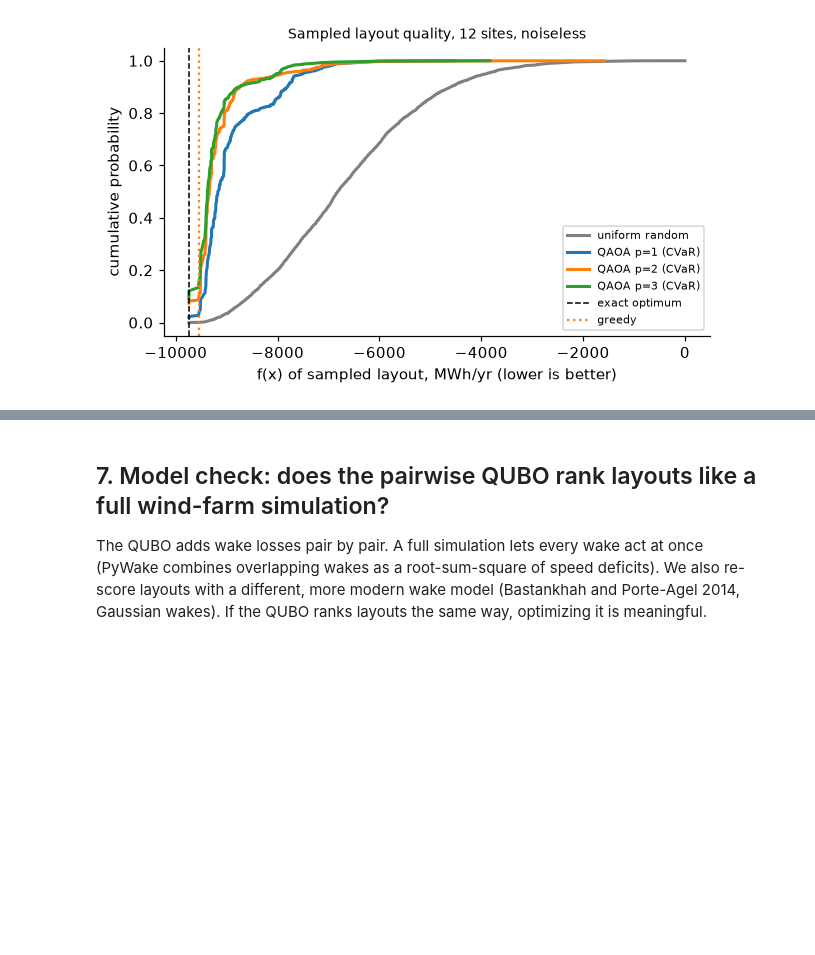
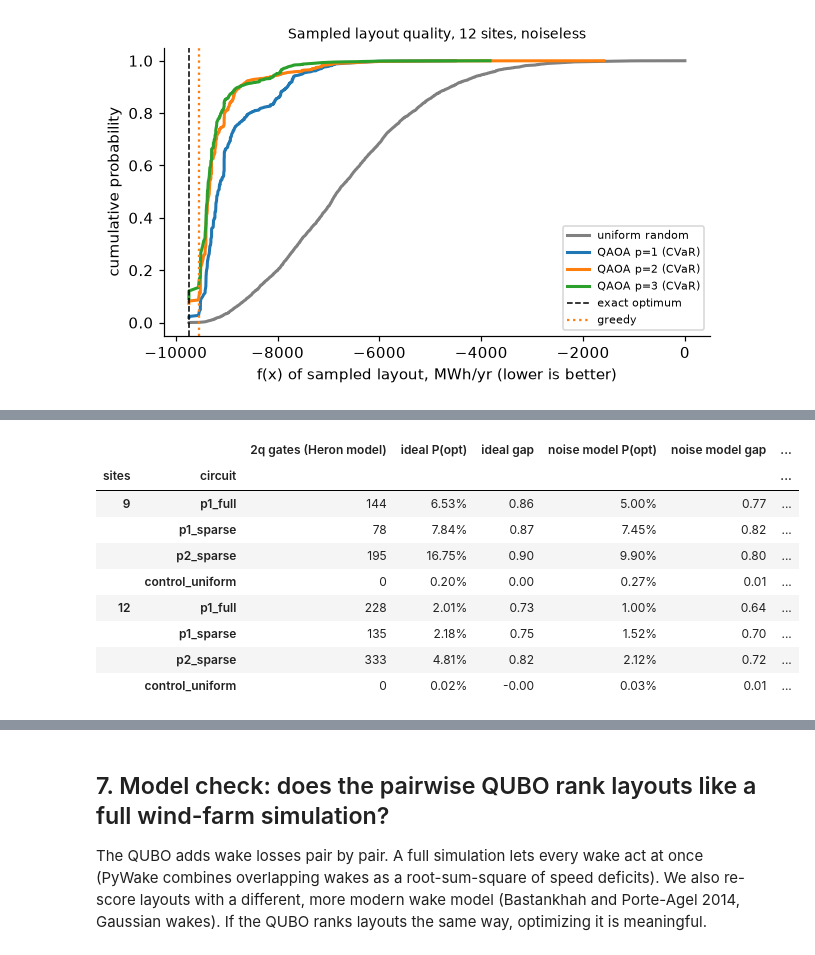
Before and after one commit to mrw-soumik/Qiskit-AI-Entanglers-, a Jupyter notebook: wakewise.ipynb, the cells around one changed output, grey strips where cells are left out. Drawn from its saved outputs; the diff is of its cells as text; code cells hidden in the pictures; blank space fills up the shorter version.

```diff
--- a/wakewise.ipynb
+++ b/wakewise.ipynb
@@ -340,20 +339,0 @@ All are trained in noiseless simulation (no QPU time spent on training), then ex
-# %%
-from qiskit_ibm_runtime.fake_provider import FakeQuebec, FakeFez
-h = inst["hw_9"]
-W_sparse = ww.sparsify(h["W"], 0.25)
-xs_opt, _, _ = ww.exact(h["lin"], W_sparse)
-print(f"9 sites: {np.count_nonzero(np.triu(h['W'], 1))} couplings in full model, {np.count_nonzero(np.triu(W_sparse, 1))} after sparsifying; "
-      f"the sparse model's own optimum scores {ww.qubo_values(xs_opt, h['lin'], h['W'])[0]:,.0f} on the full QUBO (true optimum {h['f_opt']:,.0f})")
-
-# Same function the hardware run uses (`python wakewise.py hardware`), so the circuits are identical.
-hw_circuits, hw_names, hw_params = ww.hardware_circuits(h["lin"], h["W"], h["values"], keep=0.25, alpha=ALPHA,
-                                                         starts=5, seed=SEED_STARTS)
-score = lambda c: ww.summarize(c, h["lin"], h["W"], h["f_opt"], h["f_rand"])
-ideal_hw = {nm: score(ww.ideal_counts(qc.copy(), [], shots=SHOTS_IDEAL, seed=SEED_SAMPLER))
-            for nm, qc in zip(hw_names, hw_circuits)}
-noise = {}
-for fake in (FakeQuebec(), FakeFez()):
-    noise[fake.name] = ww.run_sampler(hw_circuits, fake, shots=SHOTS_DEVICE, seed=SEED_NOISE, names=hw_names,
-                                      meta=dict(instance="hw_9", params=hw_params), out=ww.RESULTS / f"{fake.name}_9site.json")
-    print(f"{fake.name}: median 2-qubit error {noise[fake.name]['calibration']['median_2q_error']:.2%}, "
-          f"readout error {noise[fake.name]['calibration']['median_readout_error']:.2%}")
@@ -414 +379,29 @@ control circuit, distance from uniform (TVD): Quebec model 0.152, Fez model 0.15
+# %%
+rows = []
+for n, r in runs.items():
+    for k, nm in enumerate(r["names"]):
+        row = {"sites": n, "circuit": nm, "2q gates (Heron model)": r["model"]["circuits"][k]["two_qubit_gates"],
+               "ideal P(opt)": r["ideal"][nm]["p_opt"], "ideal gap": r["ideal"][nm]["gap_closed"]}
+        s = r["score"](r["model"]["counts"][k])
+        row.update({"noise model P(opt)": s["p_opt"], "noise model gap": s["gap_closed"]})
+        if r["hw"]:
+            s = r["score"](r["hw"]["counts"][k])
+            row.update({"hardware 2q gates": r["hw"]["circuits"][k]["two_qubit_gates"], "hardware P(opt)": s["p_opt"],
+                        "hardware gap": s["gap_closed"], "hardware x random": s["p_opt"] / r["p_rand"]})
+        rows.append(row)
+hw_table = pd.DataFrame(rows).set_index(["sites", "circuit"])
+fmt = {c: "{:.2%}" for c in hw_table.columns if "P(opt)" in c} | {c: "{:.2f}" for c in hw_table.columns if "gap" in c}
+fmt |= {c: "{:,.0f}x" for c in hw_table.columns if "x random" in c}
+hw_table.style.format(fmt, na_rep="")
+# %% [output]
+|  |  | 2q gates (Heron model) | ideal P(opt) | ideal gap | noise model P(opt) | noise model gap | ... |
+| sites | circuit |  |  |  |  |  | ... |
+| 9 | p1_full | 144 | 6.53% | 0.86 | 5.00% | 0.77 | ... |
+|  | p1_sparse | 78 | 7.84% | 0.87 | 7.45% | 0.82 | ... |
+|  | p2_sparse | 195 | 16.75% | 0.90 | 9.90% | 0.80 | ... |
+|  | control_uniform | 0 | 0.20% | 0.00 | 0.27% | 0.01 | ... |
+| 12 | p1_full | 228 | 2.01% | 0.73 | 1.00% | 0.64 | ... |
+|  | p1_sparse | 135 | 2.18% | 0.75 | 1.52% | 0.70 | ... |
+|  | p2_sparse | 333 | 4.81% | 0.82 | 2.12% | 0.72 | ... |
+|  | control_uniform | 0 | 0.02% | -0.00 | 0.03% | 0.01 | ... |
 # %%
```
Also changed, not shown: parts of 9 cells of this notebook, 11 other files.
